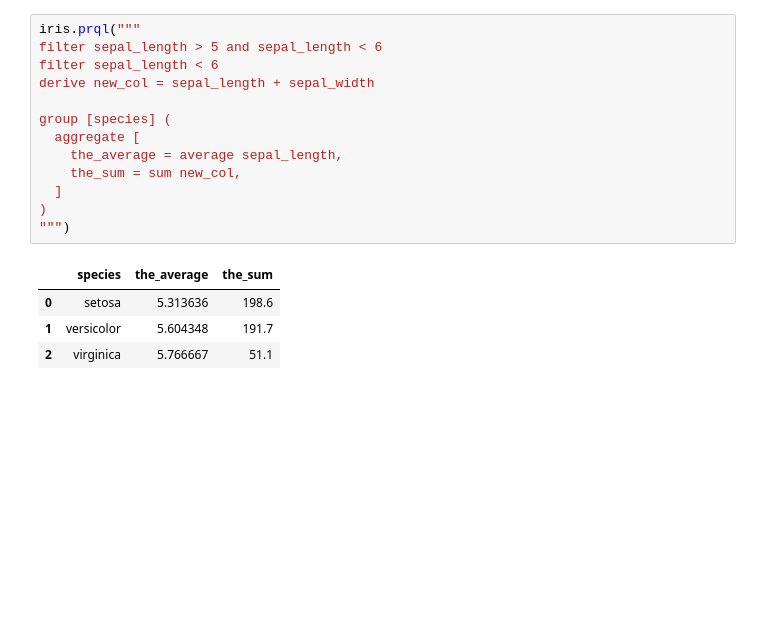
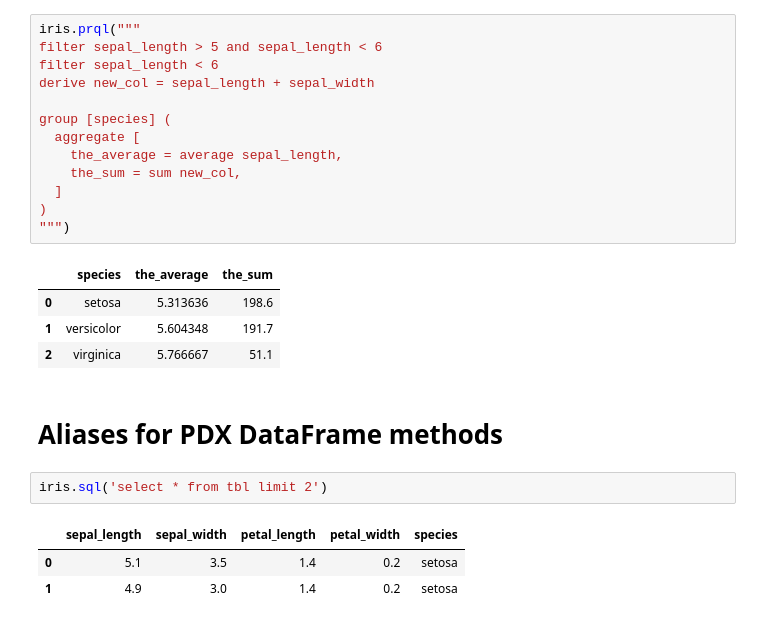
Before and after one commit to ajfriend/pdx, a Jupyter notebook: notebooks/examples.ipynb, the cells around one changed output. Saved outputs shown, nothing was run; the diff lists cells and outputs as text; blank space fills up the shorter version.

```diff
--- a/notebooks/examples.ipynb
+++ b/notebooks/examples.ipynb
@@ -294,3 +323,11 @@ group [species] (
 | 0 | setosa | 5.313636 | 198.6 |
 | 1 | versicolor | 5.604348 | 191.7 |
 | 2 | virginica | 5.766667 | 51.1 |
+# %% [markdown]
+# Aliases for PDX DataFrame methods
+# %%
+iris.sql('select * from tbl limit 2')
+# %% [output]
+|  | sepal_length | sepal_width | petal_length | petal_width | species |
+| 0 | 5.1 | 3.5 | 1.4 | 0.2 | setosa |
+| 1 | 4.9 | 3.0 | 1.4 | 0.2 | setosa |
```
Also changed, not shown: parts of 10 cells of this notebook, 7 other files.
